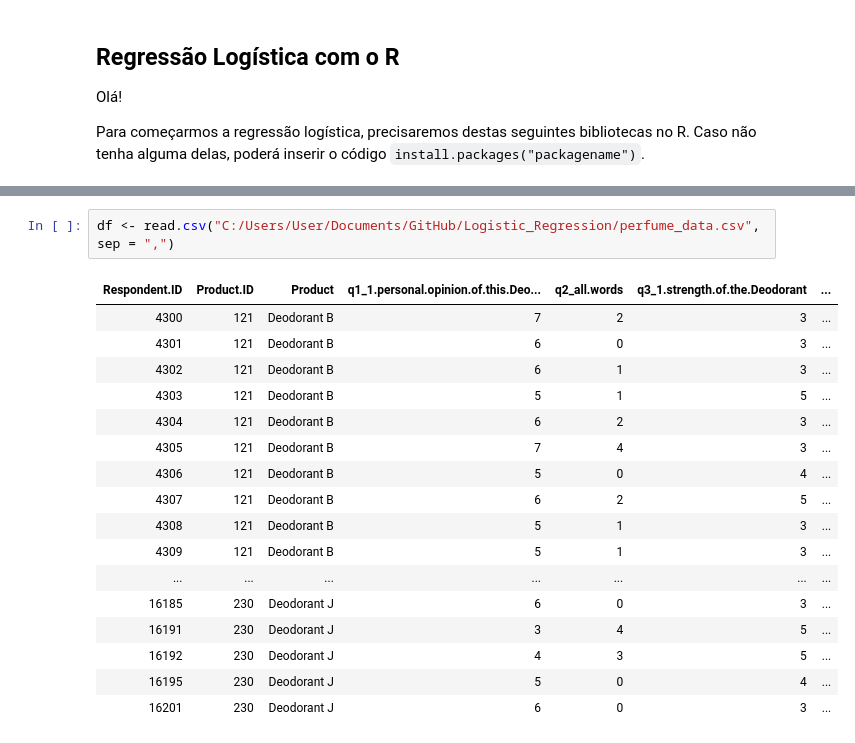
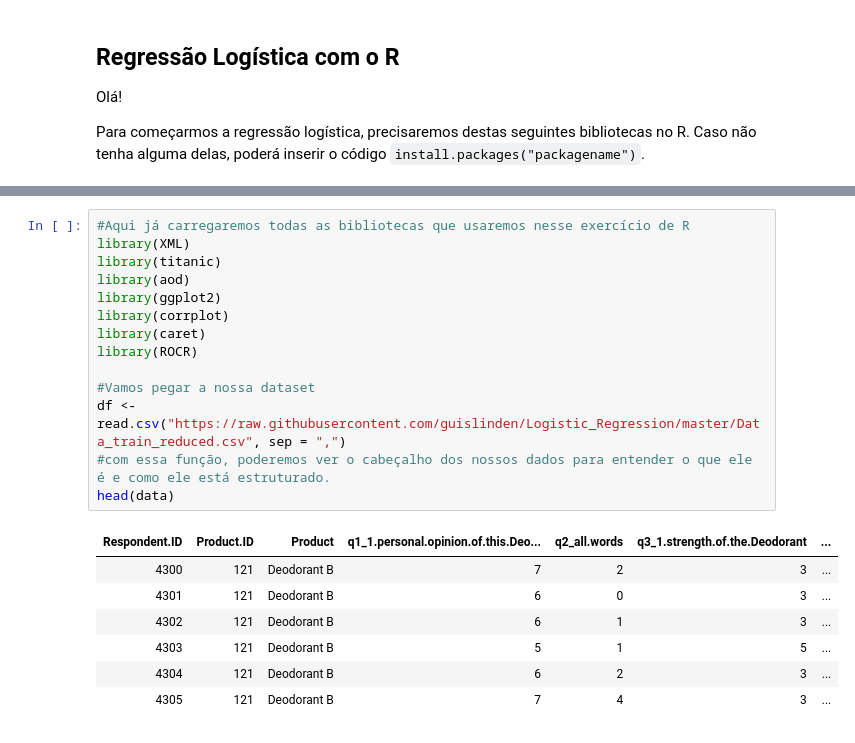
Before and after one commit to guislinden/Logistic_Regression, a Jupyter notebook: LogisticRegression.ipynb, the cells around one changed output, grey strips where cells are left out. Cells and saved outputs as stored; diff of their text form.

```diff
--- a/LogisticRegression.ipynb
+++ b/LogisticRegression.ipynb
@@ -16,20 +7,22 @@ library(ROCR)
-# %%
-df <- read.csv("C:/Users/User/Documents/GitHub/Logistic_Regression/perfume_data.csv", sep = ",")
-# %% [output]
-| Respondent.ID | Product.ID | Product | q1_1.personal.opinion.of.this.Deo... | q2_all.words | q3_1.strength.of.the.Deodorant | ... |
-| 4300 | 121 | Deodorant B | 7 | 2 | 3 | ... |
-| 4301 | 121 | Deodorant B | 6 | 0 | 3 | ... |
-| 4302 | 121 | Deodorant B | 6 | 1 | 3 | ... |
-| 4303 | 121 | Deodorant B | 5 | 1 | 5 | ... |
-| 4304 | 121 | Deodorant B | 6 | 2 | 3 | ... |
-| 4305 | 121 | Deodorant B | 7 | 4 | 3 | ... |
-| 4306 | 121 | Deodorant B | 5 | 0 | 4 | ... |
-| 4307 | 121 | Deodorant B | 6 | 2 | 5 | ... |
-| 4308 | 121 | Deodorant B | 5 | 1 | 3 | ... |
-| 4309 | 121 | Deodorant B | 5 | 1 | 3 | ... |
-| ... | ... | ... | ... | ... | ... | ... |
-| 16185 | 230 | Deodorant J | 6 | 0 | 3 | ... |
-| 16191 | 230 | Deodorant J | 3 | 4 | 5 | ... |
-| 16192 | 230 | Deodorant J | 4 | 3 | 5 | ... |
-| 16195 | 230 | Deodorant J | 5 | 0 | 4 | ... |
-| 16201 | 230 | Deodorant J | 6 | 0 | 3 | ... |
+# %%
+#Aqui já carregaremos todas as bibliotecas que usaremos nesse exercício de R
+library(XML)
+library(titanic)
+library(aod)
+library(ggplot2)
+library(corrplot)
+library(caret)
+library(ROCR)
+
+#Vamos pegar a nossa dataset
+df <-read.csv("https://raw.githubusercontent.com/guislinden/Logistic_Regression/master/Data_train_reduced.csv", sep = ",")
+#com essa função, poderemos ver o cabeçalho dos nossos dados para entender o que ele é e como ele está estruturado.
+head(data)
+# %% [output]
+| Respondent.ID | Product.ID | Product | q1_1.personal.opinion.of.this.Deo... | q2_all.words | q3_1.strength.of.the.Deodorant | ... |
+| 4300 | 121 | Deodorant B | 7 | 2 | 3 | ... |
+| 4301 | 121 | Deodorant B | 6 | 0 | 3 | ... |
+| 4302 | 121 | Deodorant B | 6 | 1 | 3 | ... |
+| 4303 | 121 | Deodorant B | 5 | 1 | 5 | ... |
+| 4304 | 121 | Deodorant B | 6 | 2 | 3 | ... |
+| 4305 | 121 | Deodorant B | 7 | 4 | 3 | ... |
```
Also changed, not shown: parts of 7 cells of this notebook, 1 other file.
